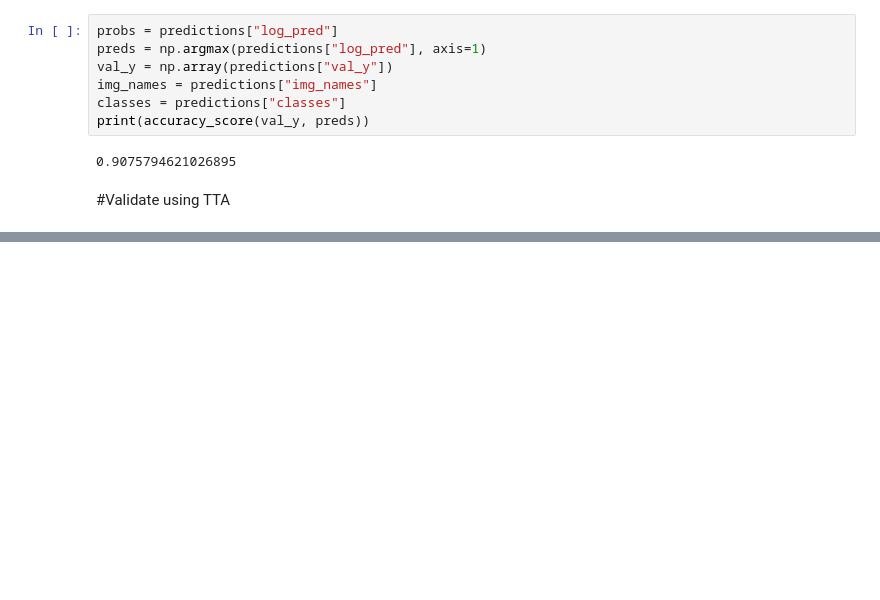
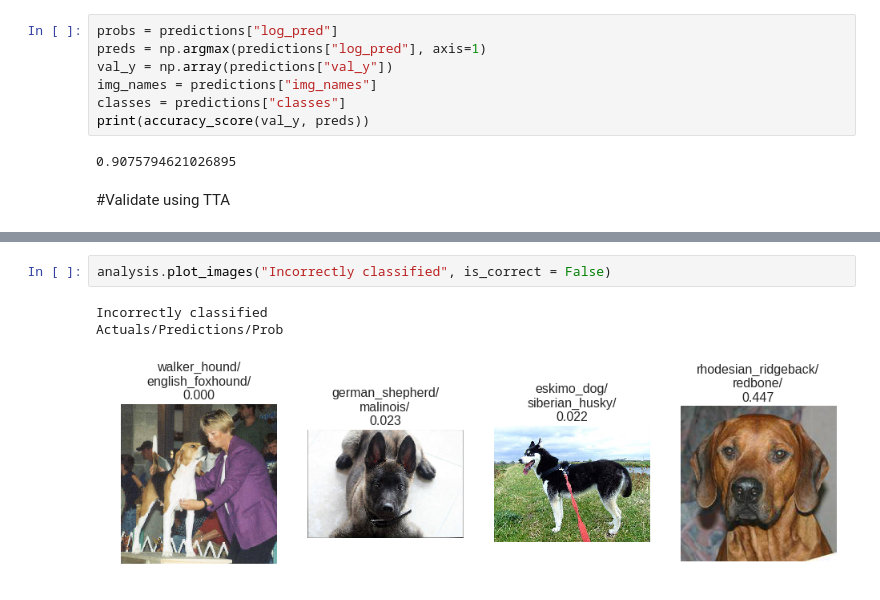
Before and after one commit to stanimman/Fast_ai, a Jupyter notebook: Dog_Breed_Dataset_with_py.ipynb, the cells around one changed output, grey strips where cells are left out. Saved outputs shown, nothing was run; the diff lists cells and outputs as text; blank space fills up the shorter version.

```diff
--- a/Dog_Breed_Dataset_with_py.ipynb
+++ b/Dog_Breed_Dataset_with_py.ipynb
@@ -389,0 +411,6 @@ print(accuracy_score(val_y, preds))
+# %%
+analysis.plot_images("Incorrectly classified", is_correct = False)
+# %% [output]
+Incorrectly classified
+Actuals/Predictions/Prob
+[figure, added]
```
Also changed, not shown: parts of 8 cells of this notebook.
